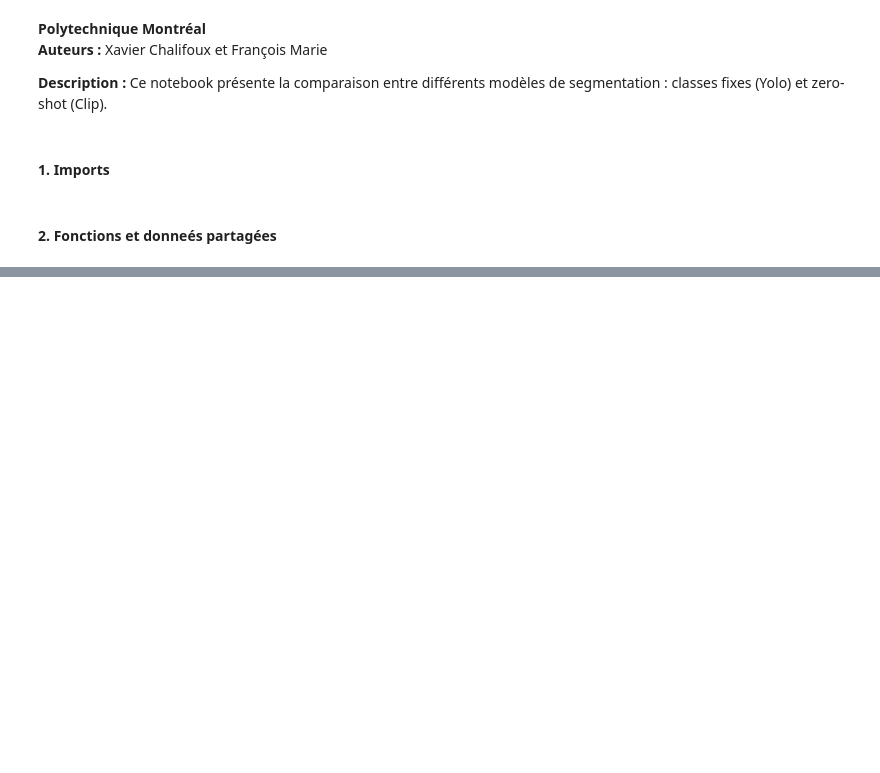
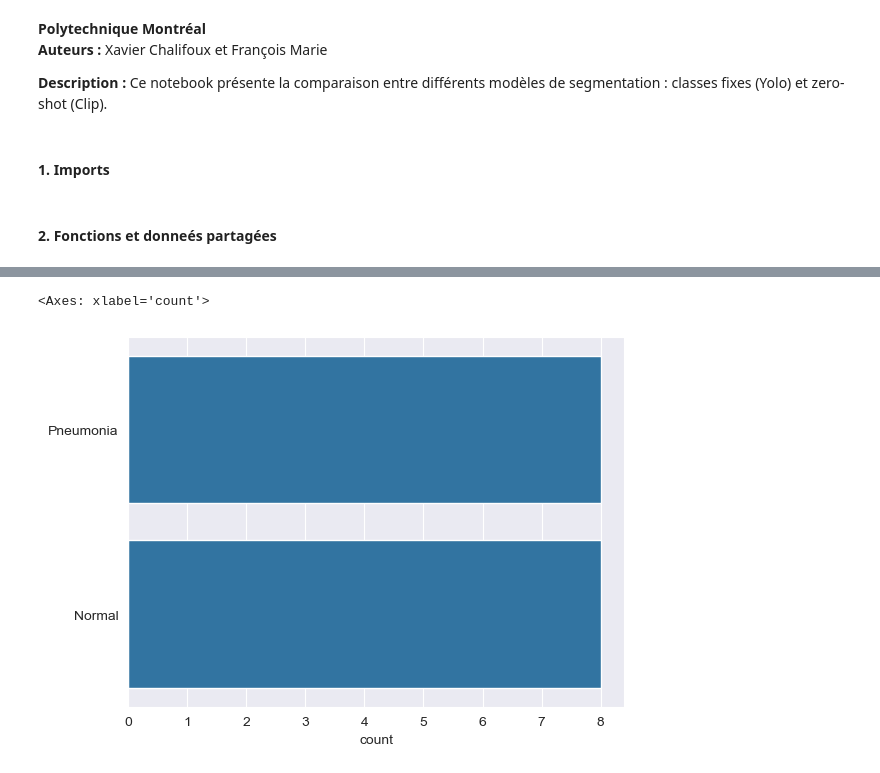
Before and after one commit to xavchalif/INF8225-Projet, a Jupyter notebook: ResNet.ipynb, the cells around one changed output, grey strips where cells are left out. Drawn from its saved outputs; the diff is of its cells as text; code cells hidden in the pictures; blank space fills up the shorter version.

```diff
--- a/ResNet.ipynb
+++ b/ResNet.ipynb
@@ -610,0 +101,12 @@ clipseg-rd64 | arctic_fox: 0.3513
+# %%
+l = []
+for i in y_val:
+    if(i == 0):
+        l.append("Pneumonia")
+    else:
+        l.append("Normal")
+sns.set_style('darkgrid')
+sns.countplot(l)
+# %% [output]
+<Axes: xlabel='count'>
+[figure, added]
```
Also changed, not shown: parts of 39 cells of this notebook.
